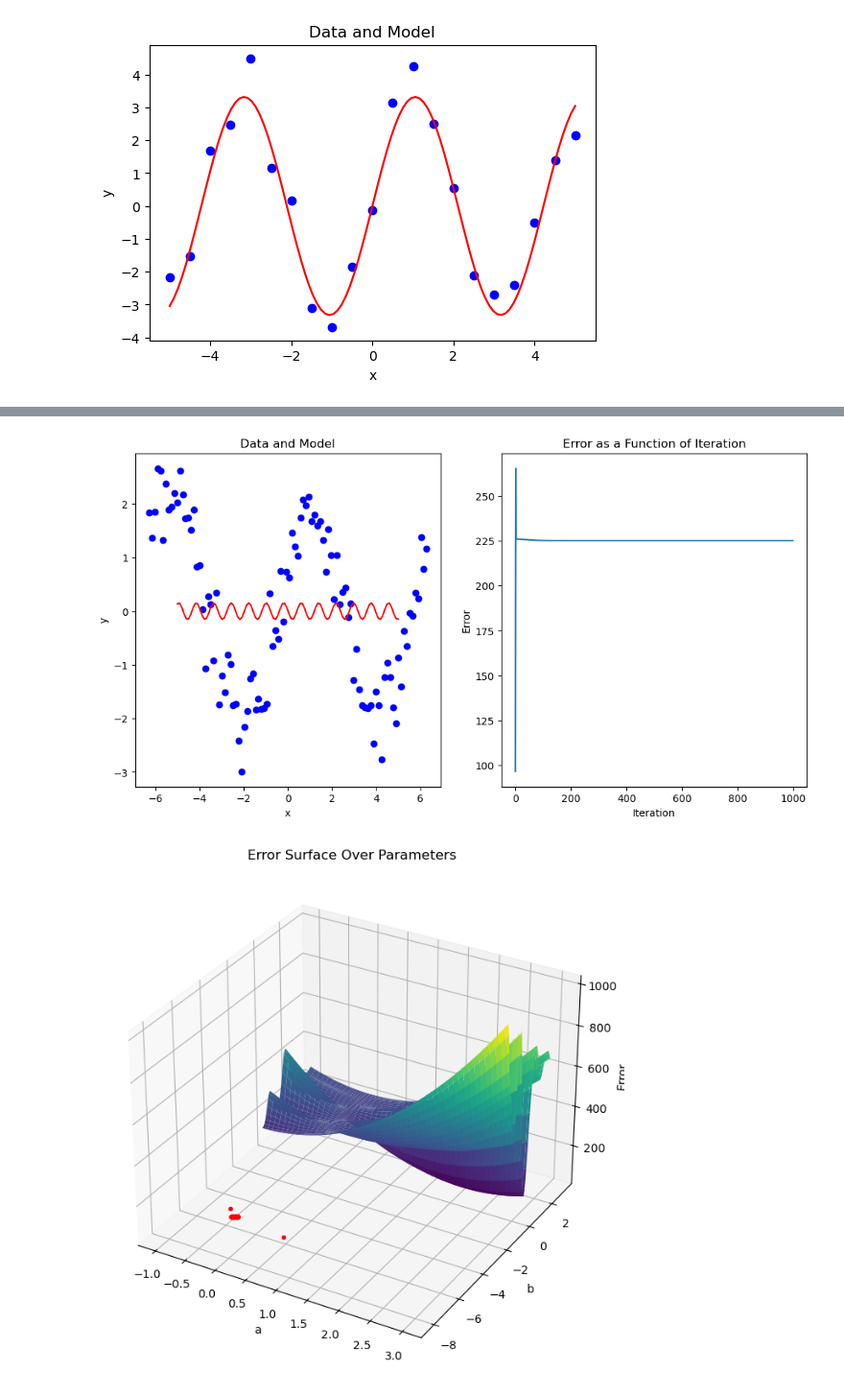
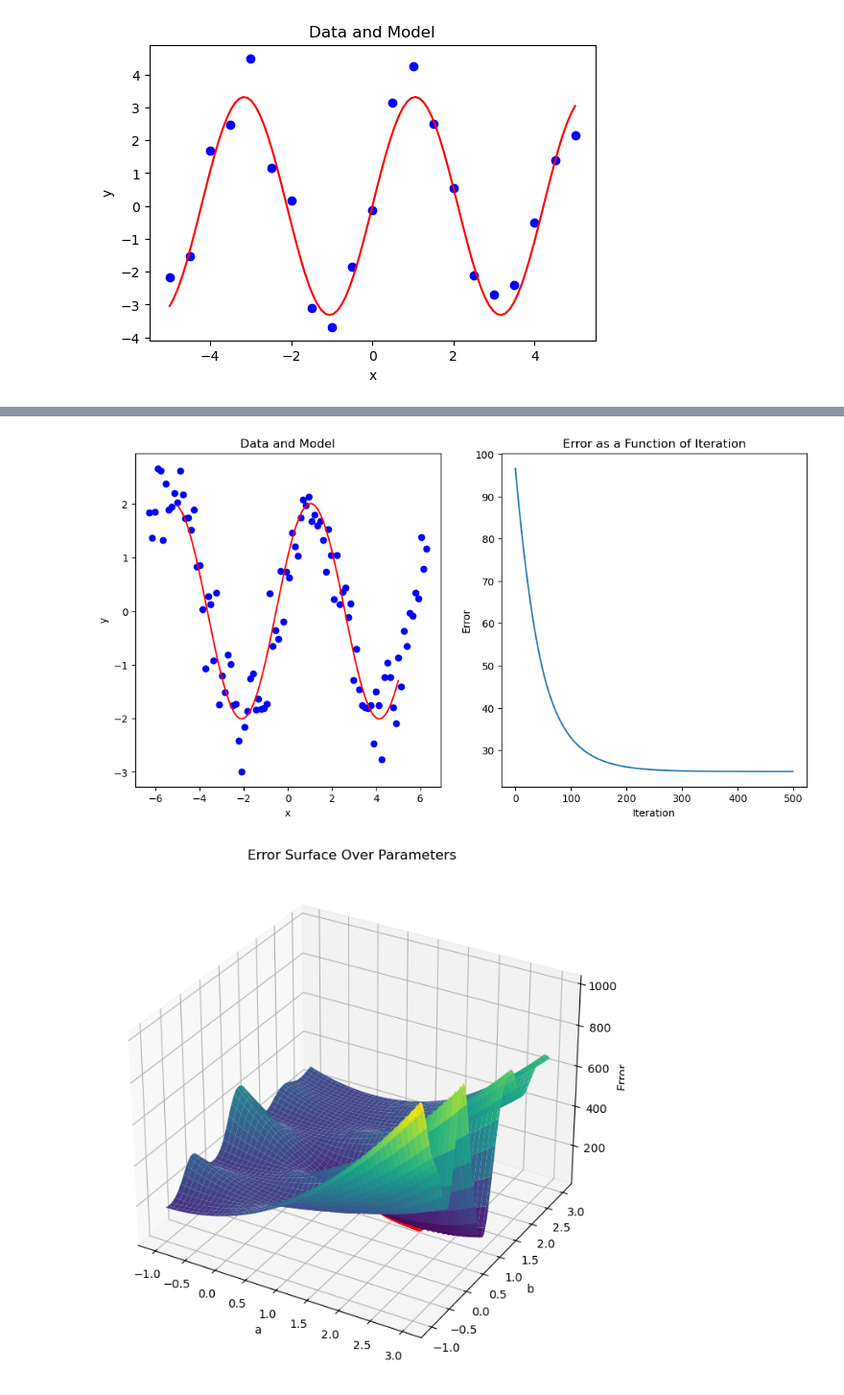
Before and after one commit to ShaharAshe/ML_finalProject, a Jupyter notebook: proj_q1.ipynb, the cells around one changed output, grey strips where cells are left out. Shown at 96% size. Drawn from its saved outputs; the diff is of its cells as text; code cells hidden in the pictures.

```diff
--- a/proj_q1.ipynb
+++ b/proj_q1.ipynb
@@ -240,10 +240,10 @@ grad_E_b_func = lambdify((a, b), grad_E_b, 'numpy')
 a_val, b_val = 1, 1  # You might need to adjust these initial values
 
 # Learning rate
-lr = 0.01  # You might need to adjust the learning rate
+lr = 0.001  # You might need to adjust the learning rate
 
 # Number of iterations
-iterations = 1000
+iterations = 200
 
 # To store history of error
 errors = []
@@ -429,10 +429,10 @@ grad_E_c_func = lambdify((a, b, c), grad_E_c, 'numpy')
 a_val, b_val, c_val = 1, 1, 1
 
 # Learning rate
-lr = 0.01
+lr = 0.0001
 
 # Number of iterations
-iterations = 1000
+iterations = 500
 
 # To store history of error
 errors = []
@@ -532,2 +532,2 @@ Time elapsed for curve_fit: 0.0 seconds
-[figure, old version]
+[figure, new version]
-[figure, old version]
+[figure, new version]
```
Also changed, not shown: parts of 2 cells of this notebook, 3 other files.
